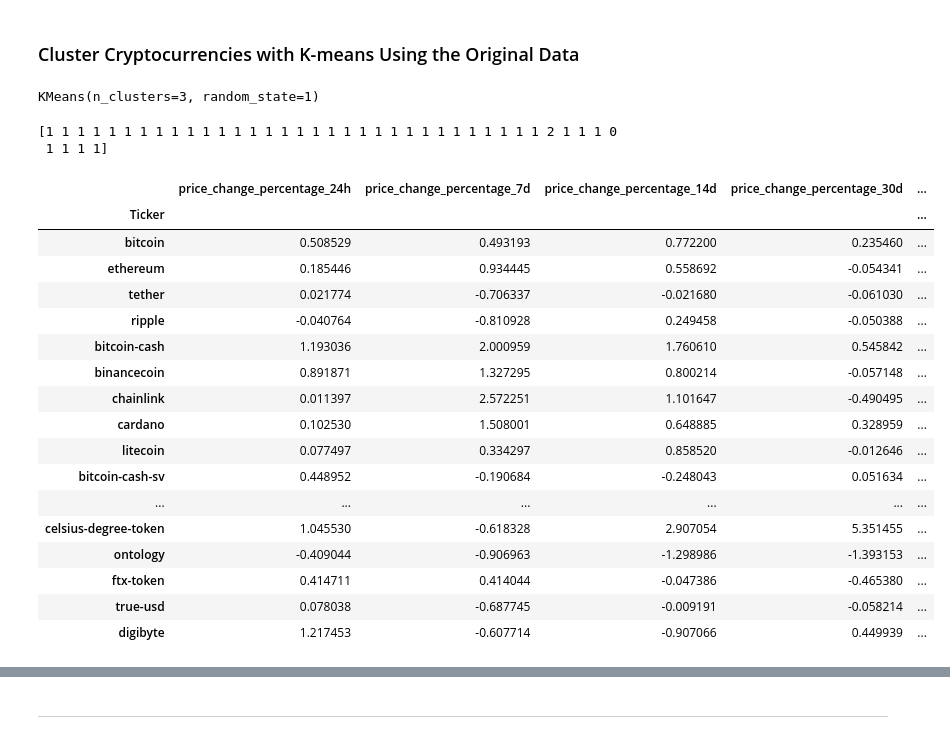
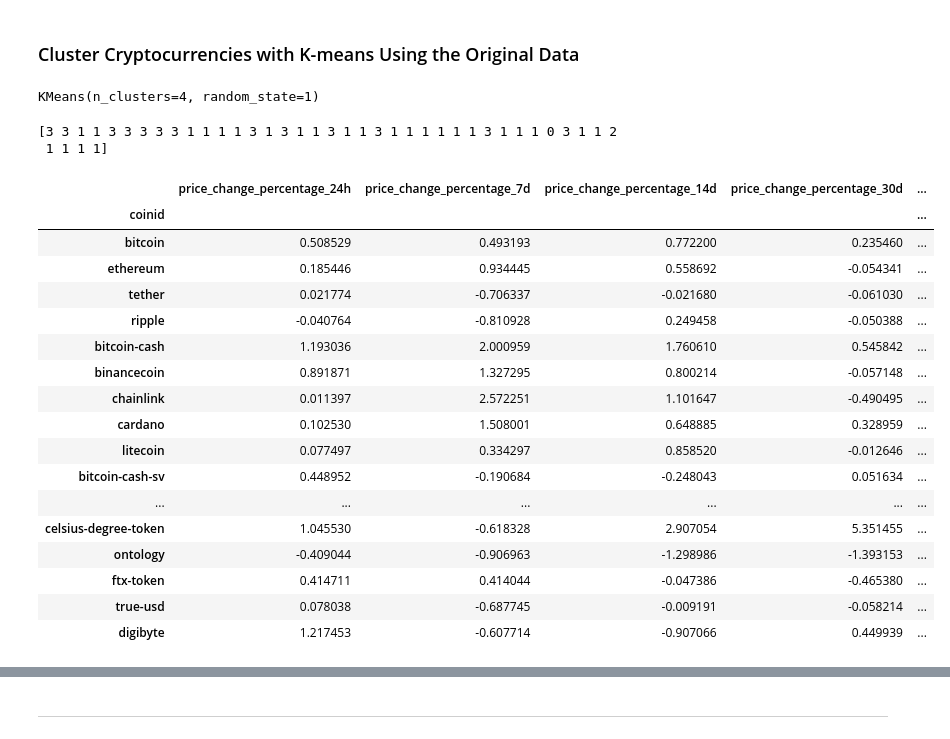
Before and after one commit to digital-buddha42/CryptoClustering, a Jupyter notebook: Starter_Code/Crypto_Clustering.ipynb, the cells around one changed output, grey strips where cells are left out. Drawn from its saved outputs; the diff is of its cells as text; code cells hidden in the pictures.

```diff
--- a/Starter_Code/Crypto_Clustering.ipynb
+++ b/Starter_Code/Crypto_Clustering.ipynb
@@ -84,10 +84,10 @@ market_data_scaled_df = pd.DataFrame(market_data_scaled,
                                     columns=df_market_data.columns)
 
 # Copy the crypto names from the original data
-market_data_scaled_df['Ticker'] = df_market_data.index
+market_data_scaled_df['coinid'] = df_market_data.index
 
 # Set the coinid column as index
-market_data_scaled_df = market_data_scaled_df.set_index('Ticker')
+market_data_scaled_df = market_data_scaled_df.set_index('coinid')
 
 # Display sample data
 market_data_scaled_df
@@ -167,33 +167,33 @@ df_elbow.hvplot.line(
 ### Cluster Cryptocurrencies with K-means Using the Original Data
 # %%
 # Initialize the K-Means model using the best value for k
-model = KMeans(n_clusters=3, random_state=1)
+model = KMeans(n_clusters=4, random_state=1)
 # %%
 # Fit the K-Means model using the scaled data
 model.fit(market_data_scaled_df)
 # %% [output]
-KMeans(n_clusters=3, random_state=1)
+KMeans(n_clusters=4, random_state=1)
 # %%
 # Predict the clusters to group the cryptocurrencies using the scaled data
-k3 = model.predict(market_data_scaled_df)
+k_4 = model.predict(market_data_scaled_df)
 
 # Print the resulting array of cluster values.
-print(k3)
+print(k_4)
 # %% [output]
-[1 1 1 1 1 1 1 1 1 1 1 1 1 1 1 1 1 1 1 1 1 1 1 1 1 1 1 1 1 1 1 1 2 1 1 1 0
+[3 3 1 1 3 3 3 3 3 1 1 1 1 3 1 3 1 1 3 1 1 3 1 1 1 1 1 1 3 1 1 1 0 3 1 1 2
  1 1 1 1]
 # %%
 # Create a copy of the DataFrame
 market_data_scaled_df_predictions = market_data_scaled_df.copy()
 # %%
 # Add a new column to the DataFrame with the predicted clusters
-market_data_scaled_df_predictions['crypto_segments'] = k3
+market_data_scaled_df_predictions['crypto_segments'] = k_4
 
 # Display sample data
 market_data_scaled_df_predictions
 # %% [output]
 |  | price_change_percentage_24h | price_change_percentage_7d | price_change_percentage_14d | price_change_percentage_30d | ... |
-| Ticker |  |  |  |  | ... |
+| coinid |  |  |  |  | ... |
 | bitcoin | 0.508529 | 0.493193 | 0.772200 | 0.235460 | ... |
 | ethereum | 0.185446 | 0.934445 | 0.558692 | -0.054341 | ... |
 | tether | 0.021774 | -0.706337 | -0.021680 | -0.061030 | ... |
```
Also changed, not shown: parts of 20 cells of this notebook.
